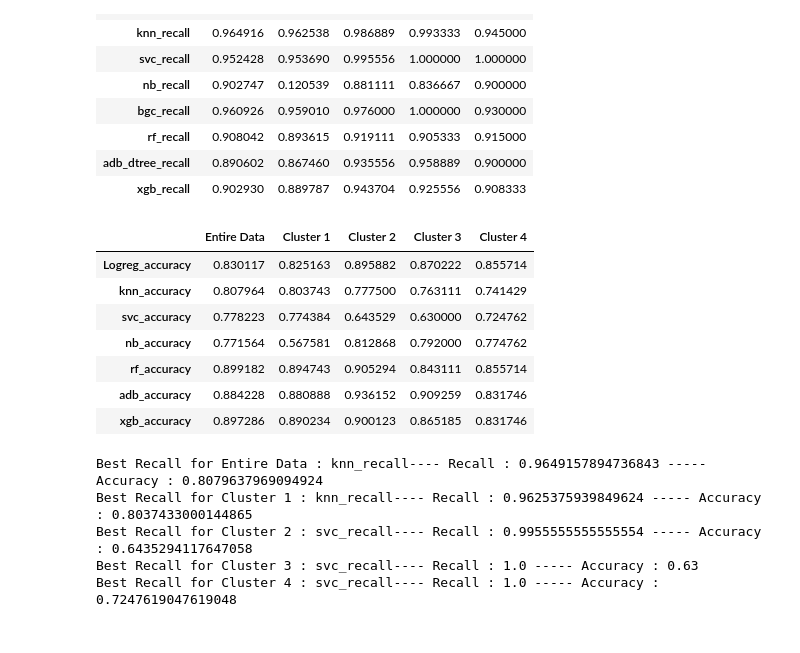
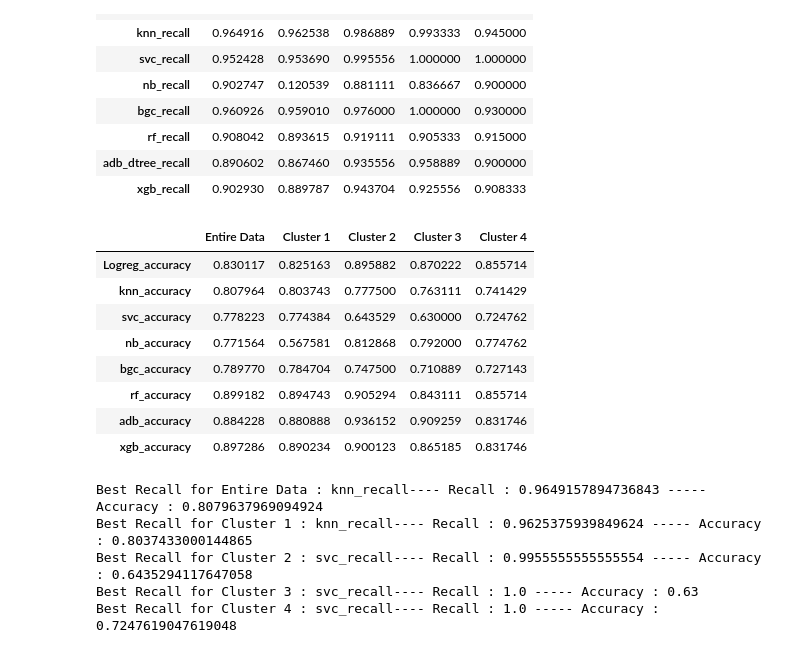
Before and after one commit to Shashank-Sundi/NOTEBOOKS, a Jupyter notebook: INSURANCE-CLAIM-FRAUD.ipynb, the cells around one changed output. Saved outputs shown, nothing was run; the diff lists cells and outputs as text; code cells hidden in the pictures.

```diff
--- a/INSURANCE-CLAIM-FRAUD.ipynb
+++ b/INSURANCE-CLAIM-FRAUD.ipynb
@@ -1162,19 +1162,20 @@ recall_vals
 # %%
 # Comparing Accuracy Values
 
 accuracy_vals=pd.DataFrame(data=[accuracy_logreg,accuracy_knn,accuracy_svc,
-                        accuracy_nb,accuracy_rf,accuracy_adb_dtree,accuracy_xgb],
+                        accuracy_nb,accuracy_bgc,accuracy_rf,accuracy_adb_dtree,accuracy_xgb],
                         index=['Logreg_accuracy','knn_accuracy','svc_accuracy',
-                        'nb_accuracy','rf_accuracy','adb_accuracy','xgb_accuracy'],
+                        'nb_accuracy','bgc_accuracy','rf_accuracy','adb_accuracy','xgb_accuracy'],
                         columns=['Entire Data','Cluster 1','Cluster 2','Cluster 3','Cluster 4'])
 
 accuracy_vals
 # %% [output]
 |  | Entire Data | Cluster 1 | Cluster 2 | Cluster 3 | Cluster 4 |
 | Logreg_accuracy | 0.830117 | 0.825163 | 0.895882 | 0.870222 | 0.855714 |
 | knn_accuracy | 0.807964 | 0.803743 | 0.777500 | 0.763111 | 0.741429 |
 | svc_accuracy | 0.778223 | 0.774384 | 0.643529 | 0.630000 | 0.724762 |
 | nb_accuracy | 0.771564 | 0.567581 | 0.812868 | 0.792000 | 0.774762 |
+| bgc_accuracy | 0.789770 | 0.784704 | 0.747500 | 0.710889 | 0.727143 |
 | rf_accuracy | 0.899182 | 0.894743 | 0.905294 | 0.843111 | 0.855714 |
 | adb_accuracy | 0.884228 | 0.880888 | 0.936152 | 0.909259 | 0.831746 |
 | xgb_accuracy | 0.897286 | 0.890234 | 0.900123 | 0.865185 | 0.831746 |
```
Also changed, not shown: parts of 4 cells of this notebook.
